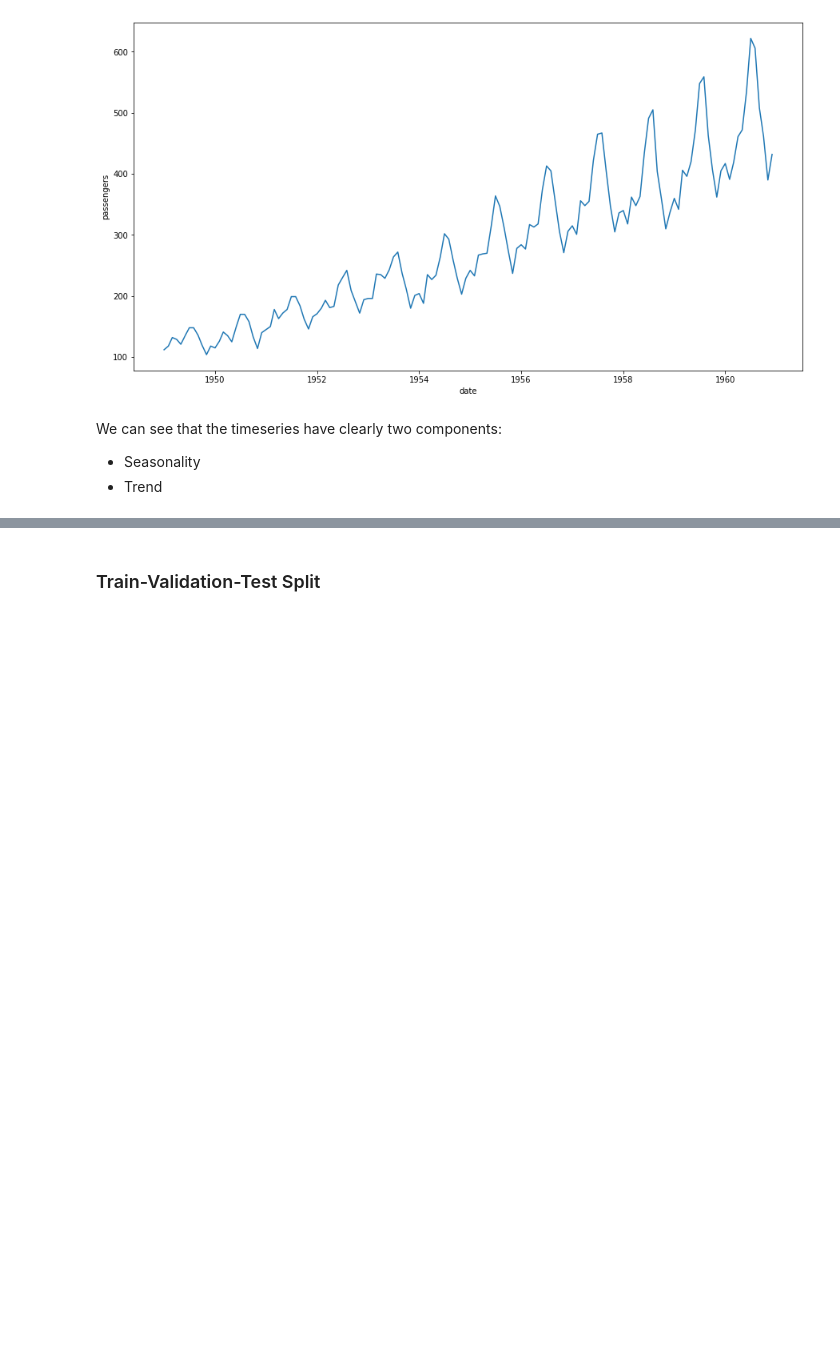
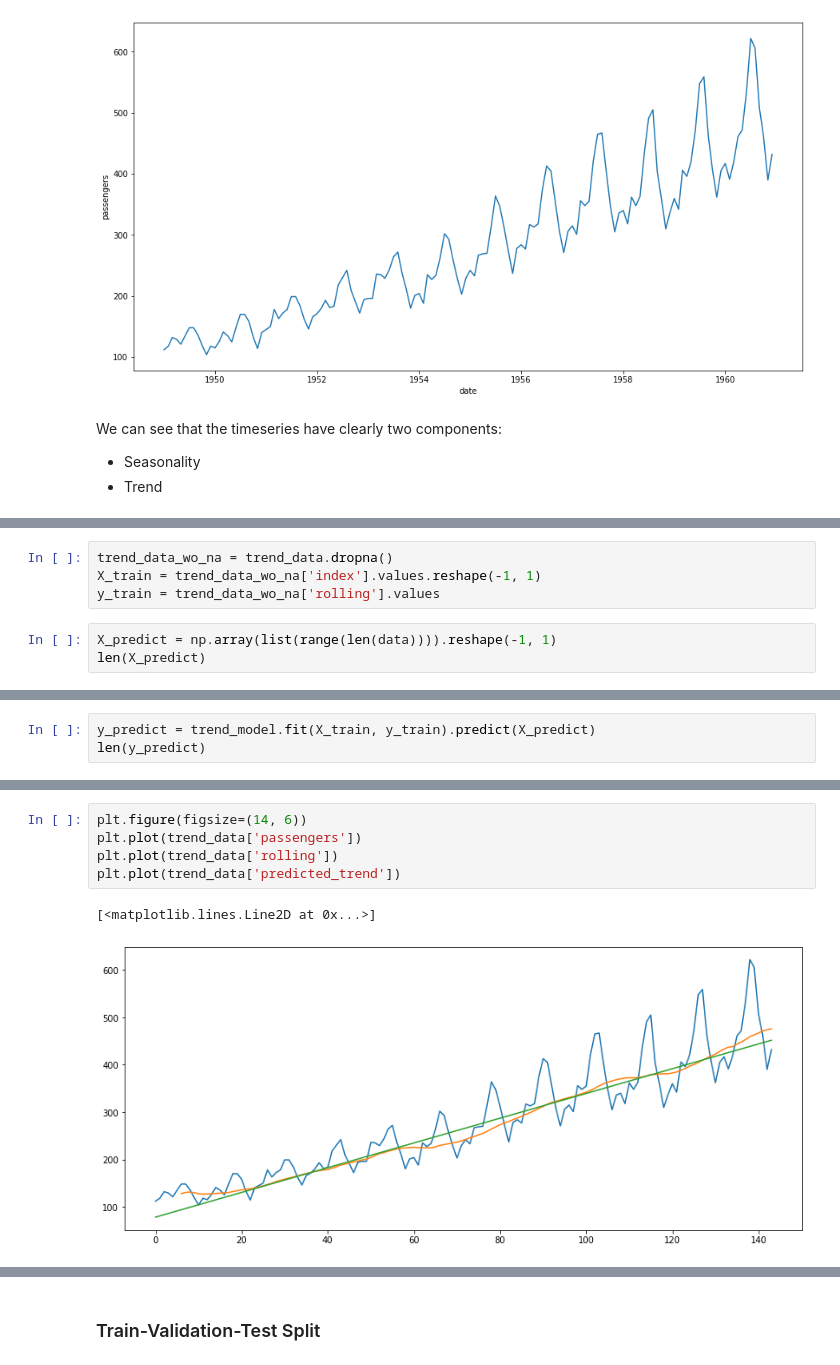
Before and after one commit to AlbertoCastelo/tabnet-timeseries-spike, a Jupyter notebook: notebooks/trying-seb-ideas.ipynb, the cells around one changed output, grey strips where cells are left out. Cells and saved outputs as stored; diff of their text form; blank space fills up the shorter version.

```diff
--- a/notebooks/trying-seb-ideas.ipynb
+++ b/notebooks/trying-seb-ideas.ipynb
@@ -99,0 +124,7 @@ We can see that the timeseries have clearly two components:
+# %%
+trend_data_wo_na = trend_data.dropna()
+X_train = trend_data_wo_na['index'].values.reshape(-1, 1)
+y_train = trend_data_wo_na['rolling'].values
+# %%
+X_predict = np.array(list(range(len(data)))).reshape(-1, 1)
+len(X_predict)
@@ -99,0 +133,3 @@ We can see that the timeseries have clearly two components:
+# %%
+y_predict = trend_model.fit(X_train, y_train).predict(X_predict)
+len(y_predict)
@@ -99,0 +149,8 @@ We can see that the timeseries have clearly two components:
+# %%
+plt.figure(figsize=(14, 6))
+plt.plot(trend_data['passengers'])
+plt.plot(trend_data['rolling'])
+plt.plot(trend_data['predicted_trend'])
+# %% [output]
+[<matplotlib.lines.Line2D at 0x...>]
+[figure, added]
```
Also changed, not shown: parts of 25 cells of this notebook, 4 other files.
